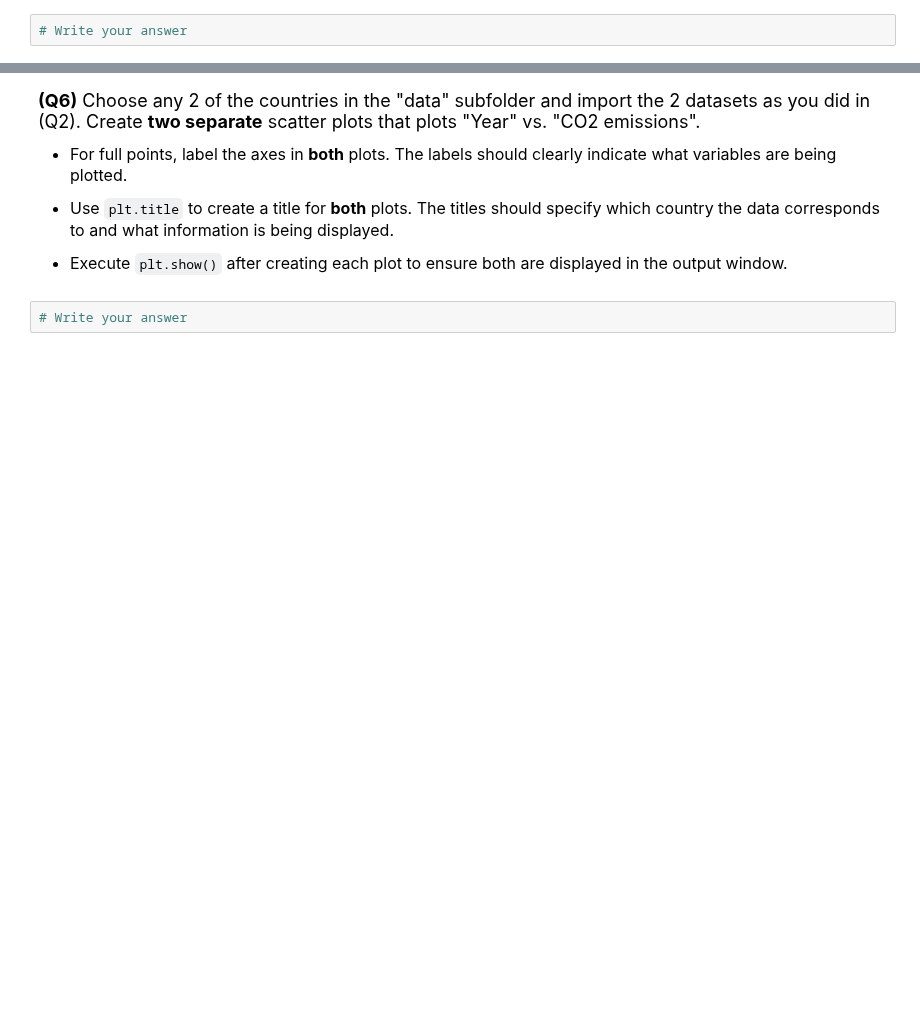
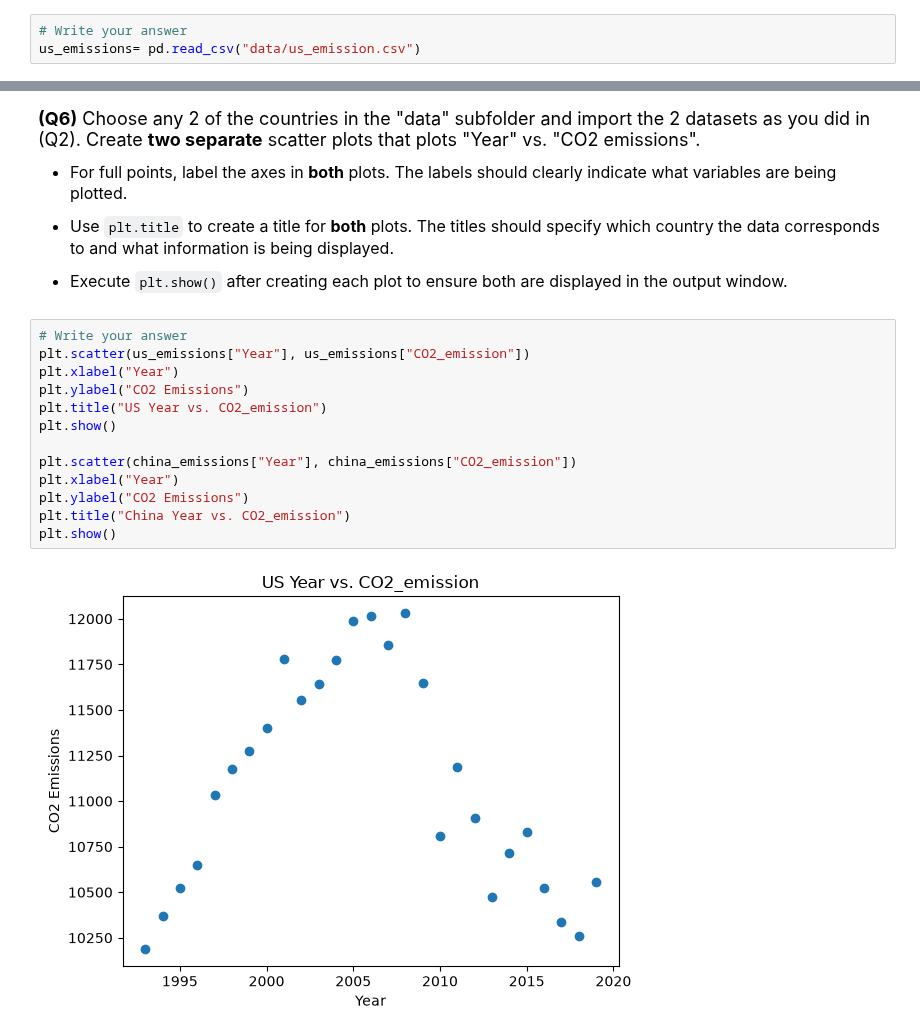
Before and after one commit to iamzhiyul-wq/datasci151fall2026, a Jupyter notebook: _assignments/assignment_2/Assignment2.ipynb, the cells around one changed output, grey strips where cells are left out. Cells and saved outputs as stored; diff of their text form; blank space fills up the shorter version.

```diff
--- a/_assignments/assignment_2/Assignment2.ipynb
+++ b/_assignments/assignment_2/Assignment2.ipynb
@@ -30,6 +32,7 @@ Complete the code cells in this Jupyter notebook, and submit the final .ipynb no
 - For reference, all the files in the "data" subfolder was taken from the following source:[Kaggle: Countries CO2 Emission and more...](https://www.kaggle.com/datasets/lobosi/c02-emission-by-countrys-grouth-and-population)
 # %%
 # Write your answer
+us_emissions= pd.read_csv("data/us_emission.csv")
 # %% [markdown]
 <font size = "4">
 
@@ -114,5 +147,18 @@ us_emissions["CO2_emission"].describe()
 - Use `plt.title` to create a title for **both** plots. The titles should specify which country the data corresponds to and what information is being displayed.
 
 - Execute `plt.show()` after creating each plot to ensure both are displayed in the output window.
-# %%
-# Write your answer
+# %%
+# Write your answer
+plt.scatter(us_emissions["Year"], us_emissions["CO2_emission"])
+plt.xlabel("Year")
+plt.ylabel("CO2 Emissions")
+plt.title("US Year vs. CO2_emission")
+plt.show()
+
+plt.scatter(china_emissions["Year"], china_emissions["CO2_emission"])
+plt.xlabel("Year")
+plt.ylabel("CO2 Emissions")
+plt.title("China Year vs. CO2_emission")
+plt.show()
+# %% [output]
+[figure, added]
```
Also changed, not shown: parts of 7 cells of this notebook.
